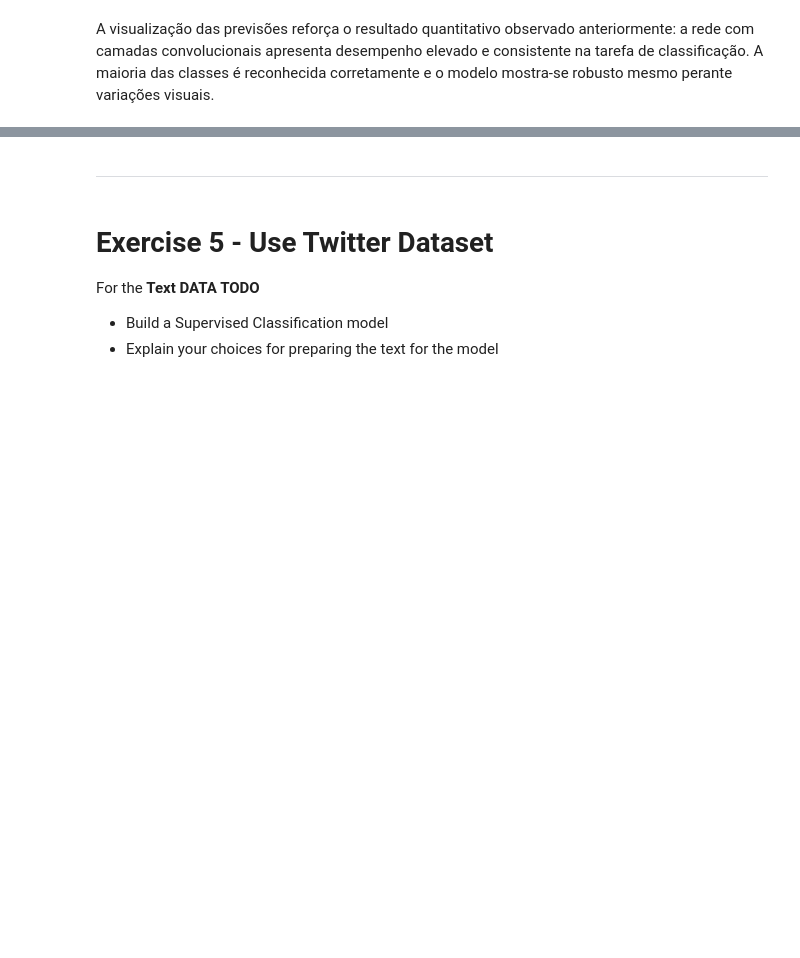
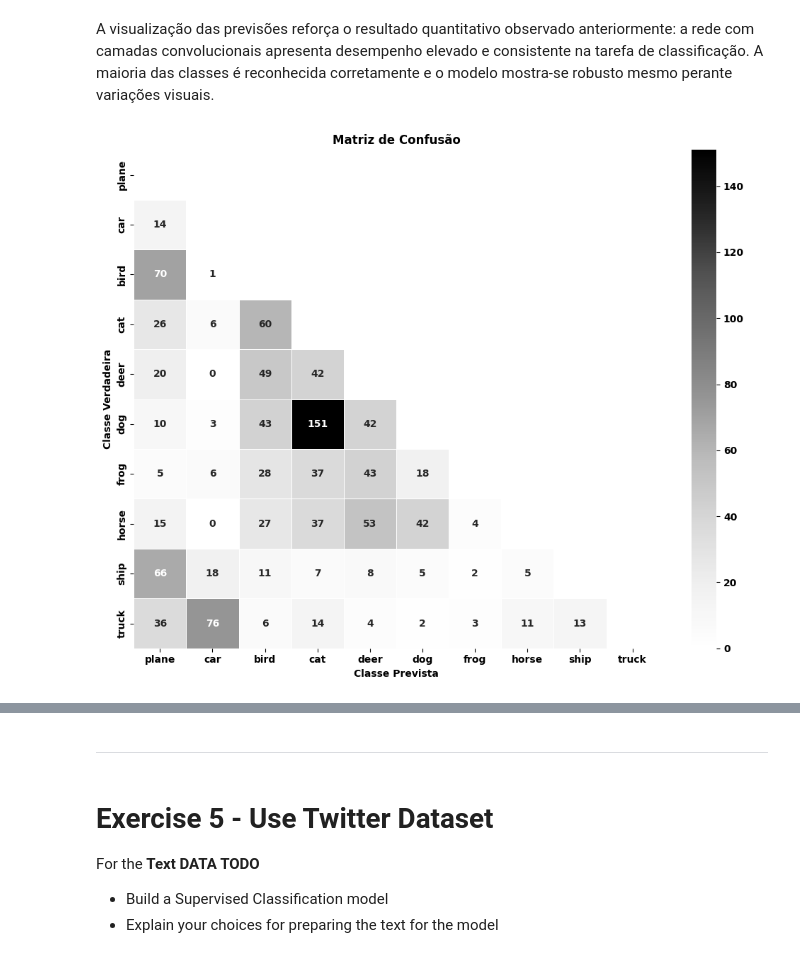
Before and after one commit to pereiranuno/deep_learning, a Jupyter notebook: Deep_Learning_Project-Student.ipynb, the cells around one changed output, grey strips where cells are left out. Cells and saved outputs as stored; diff of their text form; code cells hidden in the pictures; blank space fills up the shorter version.

```diff
--- a/Deep_Learning_Project-Student.ipynb
+++ b/Deep_Learning_Project-Student.ipynb
@@ -585,2 +641,6 @@ show_predictions(model, testloader, classes, device, num_images=20)
 # %% [markdown]
 A visualização das previsões reforça o resultado quantitativo observado anteriormente: a rede com camadas convolucionais apresenta desempenho elevado e consistente na tarefa de classificação. A maioria das classes é reconhecida corretamente e o modelo mostra-se robusto mesmo perante variações visuais.
+# %%
+plot_confusion_matrix(model, testloader, classes, device)
+# %% [output]
+[figure, added]
```
Also changed, not shown: parts of 12 cells of this notebook.
